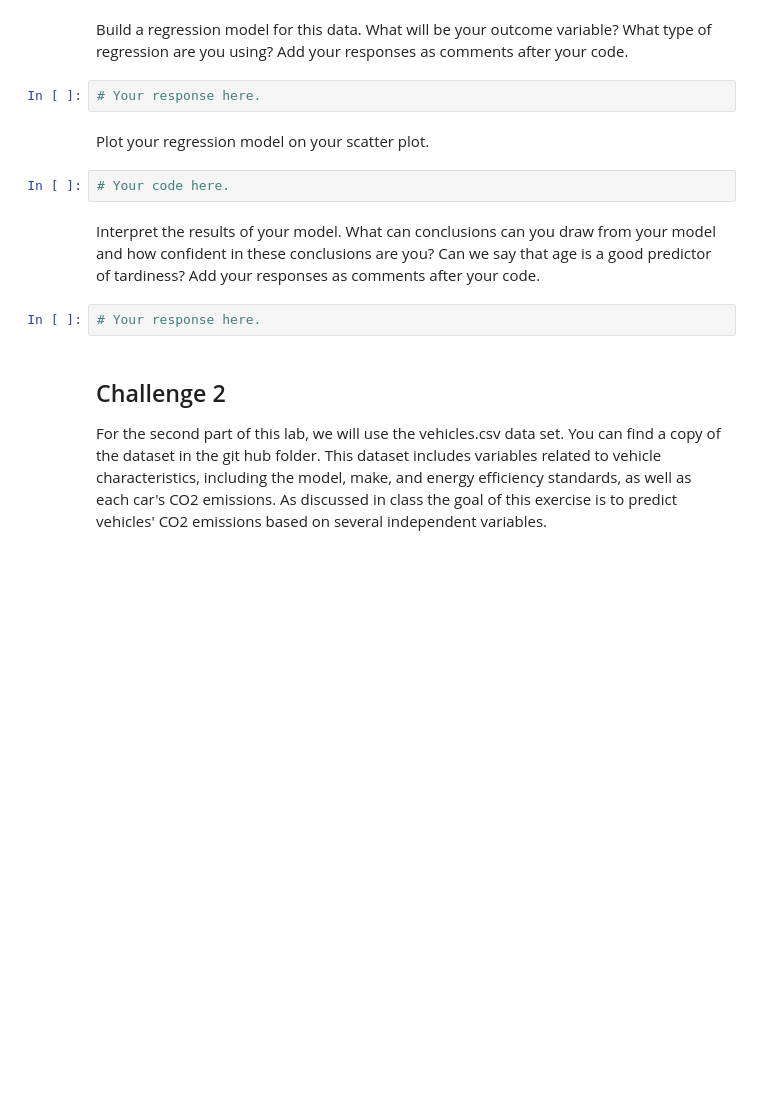
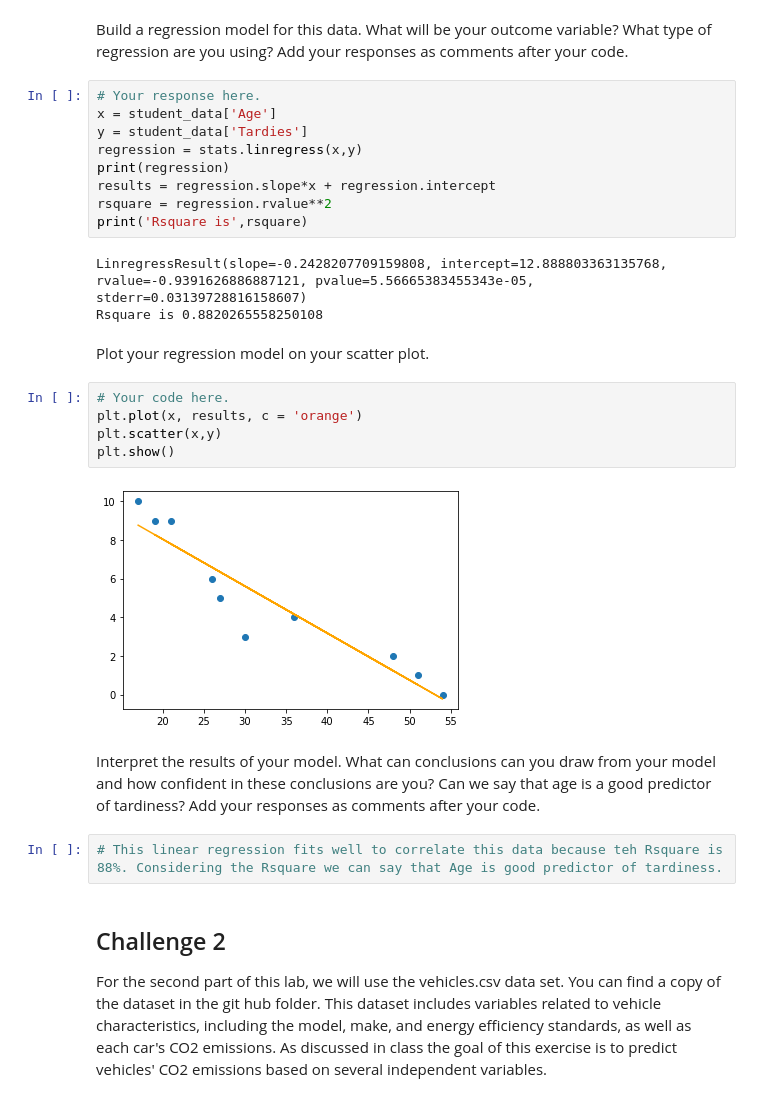
Before and after one commit to ta-data-lis/lab-regression-analysis, a Jupyter notebook: your-code/challenge1.ipynb, the cells around one changed output. Cells and saved outputs as stored; diff of their text form; blank space fills up the shorter version.

```diff
--- a/your-code/challenge1.ipynb
+++ b/your-code/challenge1.ipynb
@@ -49,15 +66,30 @@ Calculate the covariance and correlation of the variables in your plot. What is
 # %% [markdown]
 Build a regression model for this data. What will be your outcome variable? What type of regression are you using? Add your responses as comments after your code.
-# %%
-# Your response here.
+# %%
+# Your response here.
+x = student_data['Age']
+y = student_data['Tardies']
+regression = stats.linregress(x,y)
+print(regression)
+results = regression.slope*x + regression.intercept
+rsquare = regression.rvalue**2
+print('Rsquare is',rsquare)
+# %% [output]
+LinregressResult(slope=-0.2428207709159808, intercept=12.888803363135768, rvalue=-0.9391626886887121, pvalue=5.56665383455343e-05, stderr=0.03139728816158607)
+Rsquare is 0.8820265558250108
 # %% [markdown]
 Plot your regression model on your scatter plot.
-# %%
-# Your code here.
+# %%
+# Your code here.
+plt.plot(x, results, c = 'orange')
+plt.scatter(x,y)
+plt.show()
+# %% [output]
+[figure, added]
 # %% [markdown]
 Interpret the results of your model. What can conclusions can you draw from your model and how confident in these conclusions are you? Can we say that age is a good predictor of tardiness? Add your responses as comments after your code.
-# %%
-# Your response here.
+# %%
+# This linear regression fits well to correlate this data because teh Rsquare is 88%. Considering the Rsquare we can say that Age is good predictor of tardiness.
 # %% [markdown]
 ## Challenge 2
 For the second part of this lab, we will use the vehicles.csv data set. You can find a copy of the dataset in the git hub folder. This dataset includes variables related to vehicle characteristics, including the model, make, and energy efficiency standards, as well as each car's CO2 emissions. As discussed in class the goal of this exercise is to predict vehicles' CO2 emissions based on several independent variables.
```
Also changed, not shown: parts of 25 cells of this notebook.
